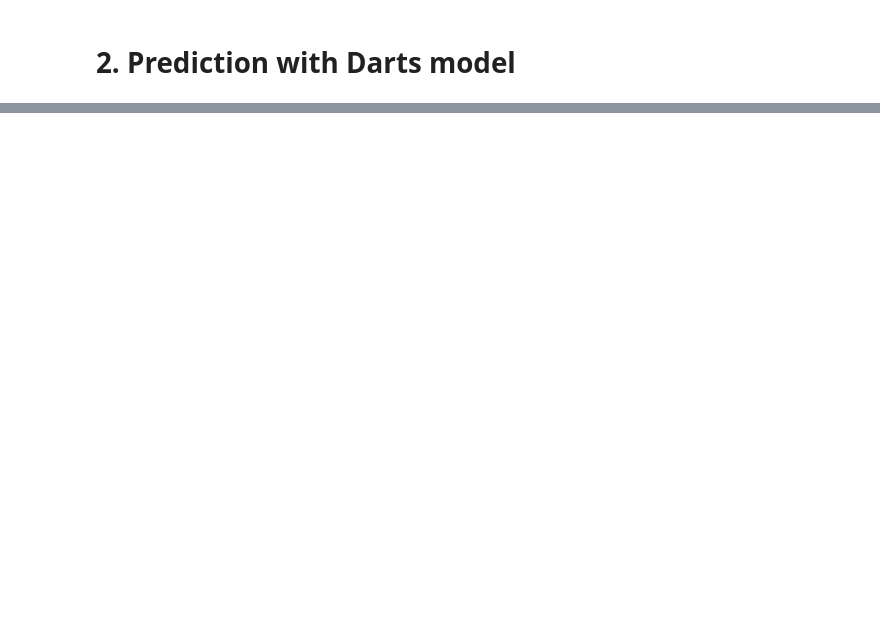
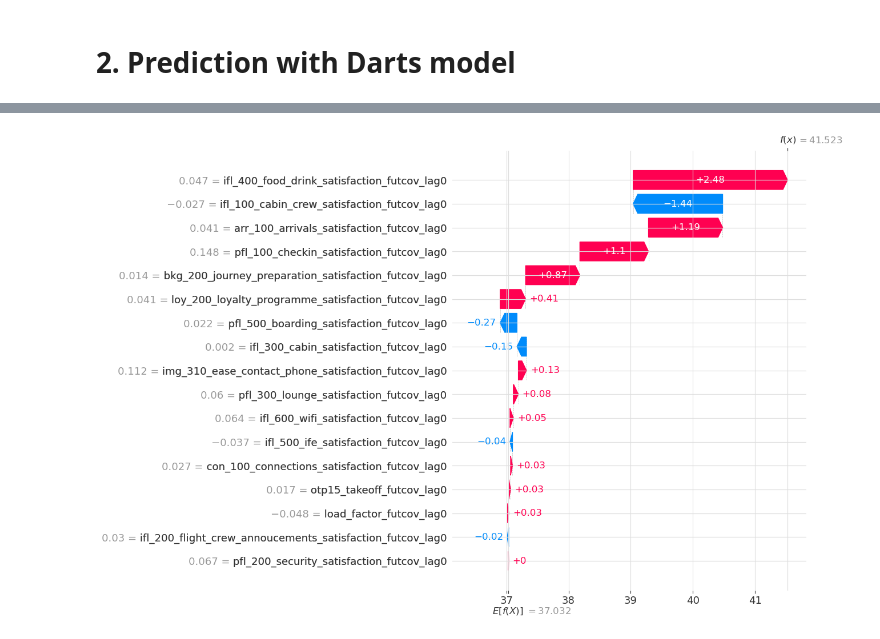
Before and after one commit to nomadicsenseis/AI_Explanatory_Drivers-VS_target_pipeline, a Jupyter notebook: develop/aggregated_production_model.ipynb, the cells around one changed output, grey strips where cells are left out. Drawn from its saved outputs; the diff is of its cells as text; code cells hidden in the pictures; blank space fills up the shorter version.

```diff
--- a/develop/aggregated_production_model.ipynb
+++ b/develop/aggregated_production_model.ipynb
@@ -728,0 +916,2 @@ augmented_dfs
+# %%
+march_2023_explanation=explanations['Business_LH_df'][0]
@@ -729 +935,32 @@ augmented_dfs
+# %%
+march_2024_explanation=explanations['Business_LH_df'][3]
+# %%
+def create_uplifting_explanation(explanation2, explanation1):
+    """
+    Create a new Explanation object representing the uplifting between two Explanation objects.
+
+    Parameters:
+        - explanation1: The first shap.Explanation object.
+        - explanation2: The second shap.Explanation object.
+
+    Returns:
+        - A new shap.Explanation object representing the uplifting.
+    """
+    # Calculate the difference in values, base_values, and data
+    diff_values = explanation2.values - explanation1.values
+
+    diff_base_values = explanation1.base_values + sum(explanation1.values)
+    diff_data = explanation2.data - explanation1.data
+
+    # Create a new Explanation object with the difference values
+    diff_explanation = shap.Explanation(values=diff_values, base_values=diff_base_values, data=diff_data,
+                                        feature_names=explanation1.feature_names)
+
+    return diff_explanation
+# %%
+march_diff_explanation = create_uplifting_explanation(march_2024_explanation, march_2023_explanation)
+# %%
+shap.plots.waterfall(march_diff_explanation, max_display=30)
+# %% [output]
+[figure, added]
 # %%
```
Also changed, not shown: parts of 26 cells of this notebook, 5 other files.
